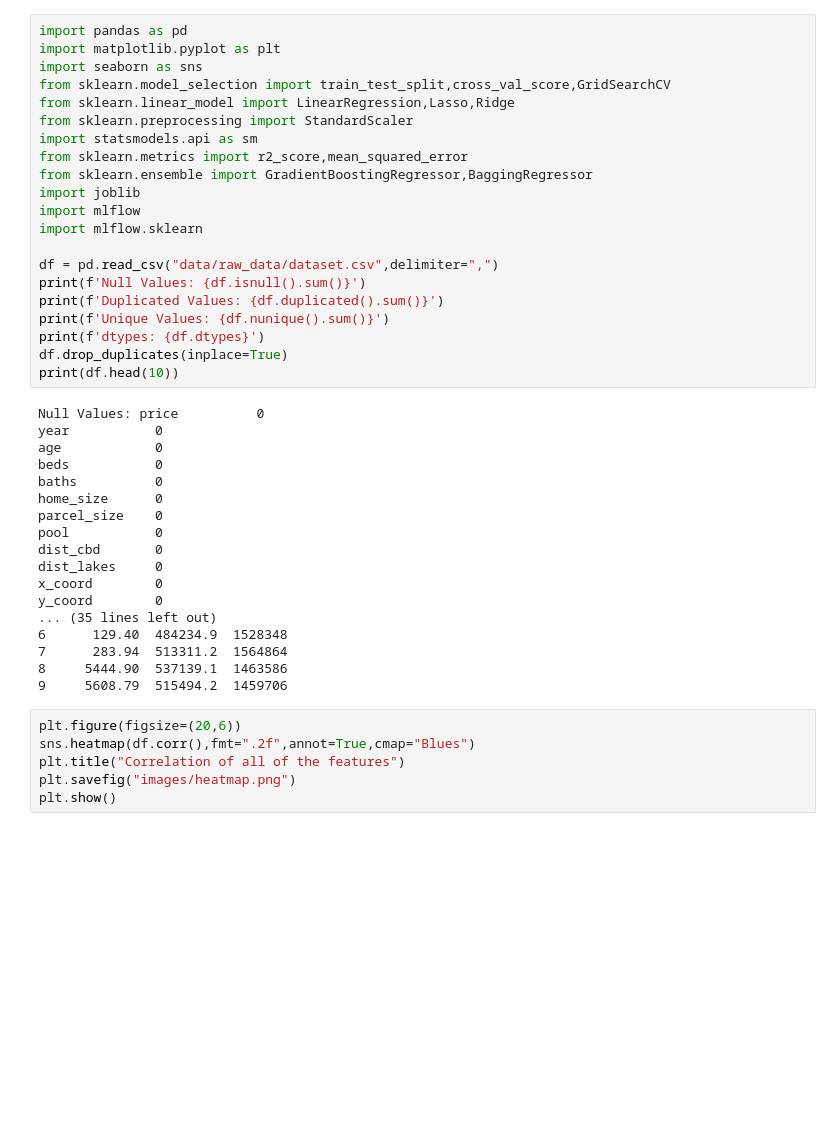
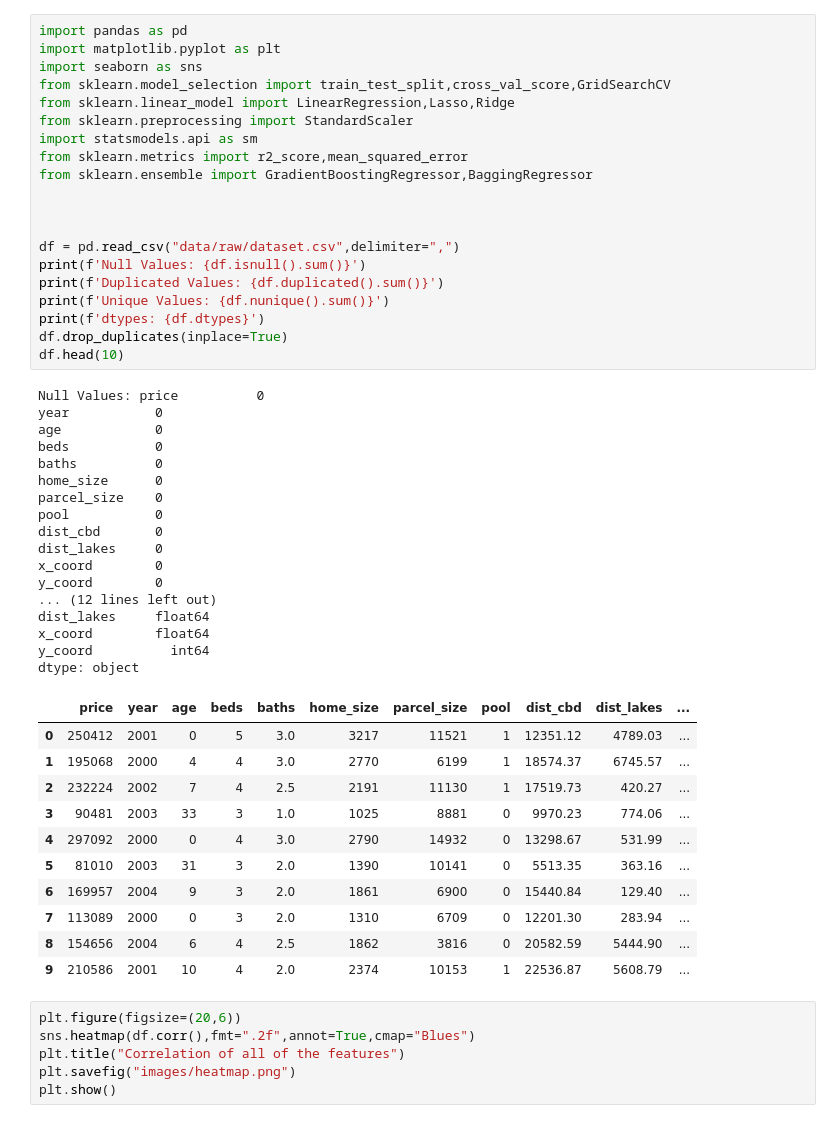
Before and after one commit to nickkats1/sklearn_only, a Jupyter notebook: houseprice/notebooks/eda.ipynb, the cells around one changed output. Drawn from its saved outputs; the diff is of its cells as text; blank space fills up the shorter version.

```diff
--- a/houseprice/notebooks/eda.ipynb
+++ b/houseprice/notebooks/eda.ipynb
@@ -1,42 +1,52 @@
 # %%
 import pandas as pd
 import matplotlib.pyplot as plt
 import seaborn as sns
 from sklearn.model_selection import train_test_split,cross_val_score,GridSearchCV
 from sklearn.linear_model import LinearRegression,Lasso,Ridge
 from sklearn.preprocessing import StandardScaler
 import statsmodels.api as sm
 from sklearn.metrics import r2_score,mean_squared_error
 from sklearn.ensemble import GradientBoostingRegressor,BaggingRegressor
-import joblib
-import mlflow
-import mlflow.sklearn
 
-df = pd.read_csv("data/raw_data/dataset.csv",delimiter=",")
+
+
+df = pd.read_csv("data/raw/dataset.csv",delimiter=",")
 print(f'Null Values: {df.isnull().sum()}')
 print(f'Duplicated Values: {df.duplicated().sum()}')
 print(f'Unique Values: {df.nunique().sum()}')
 print(f'dtypes: {df.dtypes}')
 df.drop_duplicates(inplace=True)
-print(df.head(10))
+df.head(10)
 # %% [output]
 Null Values: price          0
 year           0
 age            0
 beds           0
 baths          0
 home_size      0
 parcel_size    0
 pool           0
 dist_cbd       0
 dist_lakes     0
 x_coord        0
 y_coord        0
-... (35 lines left out)
-6      129.40  484234.9  1528348
-7      283.94  513311.2  1564864
-8     5444.90  537139.1  1463586
-9     5608.79  515494.2  1459706
+... (12 lines left out)
+dist_lakes     float64
+x_coord        float64
+y_coord          int64
+dtype: object
+|  | price | year | age | beds | baths | home_size | parcel_size | pool | dist_cbd | dist_lakes | ... |
+| 0 | 250412 | 2001 | 0 | 5 | 3.0 | 3217 | 11521 | 1 | 12351.12 | 4789.03 | ... |
+| 1 | 195068 | 2000 | 4 | 4 | 3.0 | 2770 | 6199 | 1 | 18574.37 | 6745.57 | ... |
+| 2 | 232224 | 2002 | 7 | 4 | 2.5 | 2191 | 11130 | 1 | 17519.73 | 420.27 | ... |
+| 3 | 90481 | 2003 | 33 | 3 | 1.0 | 1025 | 8881 | 0 | 9970.23 | 774.06 | ... |
+| 4 | 297092 | 2000 | 0 | 4 | 3.0 | 2790 | 14932 | 0 | 13298.67 | 531.99 | ... |
+| 5 | 81010 | 2003 | 31 | 3 | 2.0 | 1390 | 10141 | 0 | 5513.35 | 363.16 | ... |
+| 6 | 169957 | 2004 | 9 | 3 | 2.0 | 1861 | 6900 | 0 | 15440.84 | 129.40 | ... |
+| 7 | 113089 | 2000 | 0 | 3 | 2.0 | 1310 | 6709 | 0 | 12201.30 | 283.94 | ... |
+| 8 | 154656 | 2004 | 6 | 4 | 2.5 | 1862 | 3816 | 0 | 20582.59 | 5444.90 | ... |
+| 9 | 210586 | 2001 | 10 | 4 | 2.0 | 2374 | 10153 | 1 | 22536.87 | 5608.79 | ... |
 # %%
 plt.figure(figsize=(20,6))
 sns.heatmap(df.corr(),fmt=".2f",annot=True,cmap="Blues")
```
Also changed, not shown: parts of 3 cells of this notebook, 27 other files.
